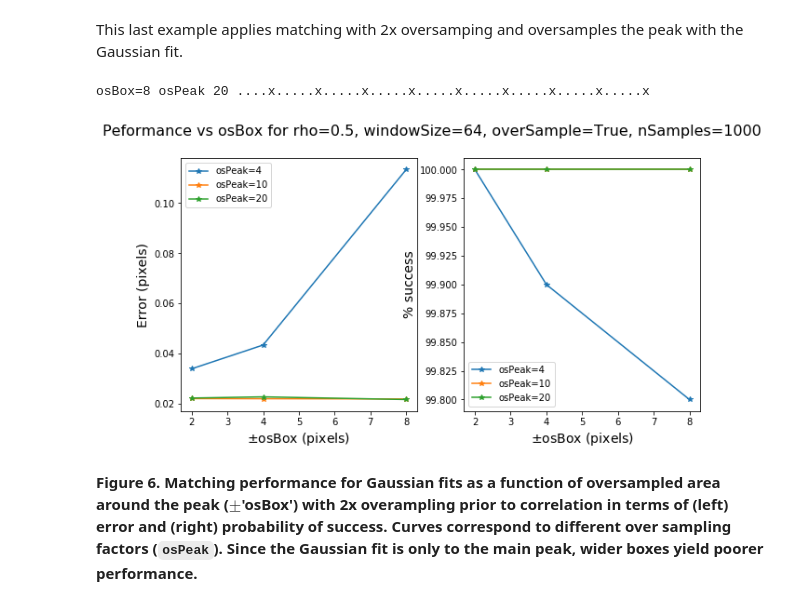
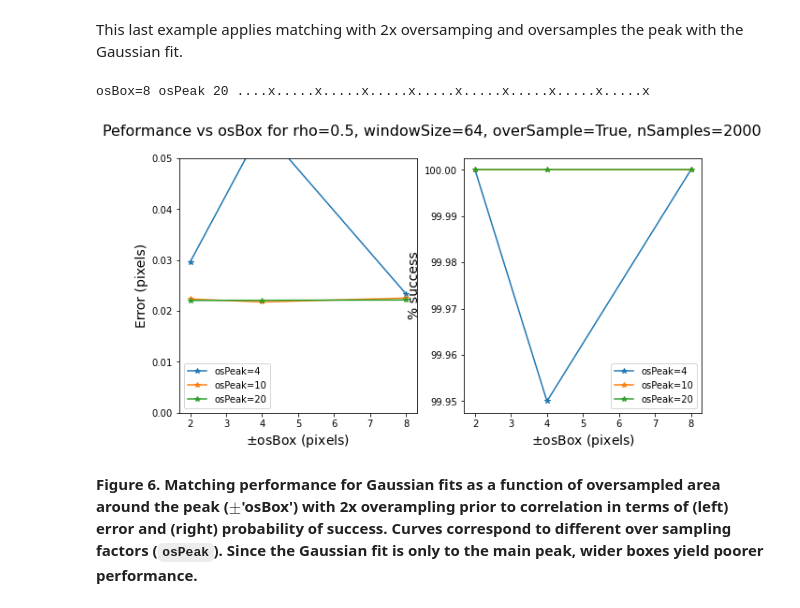
Before and after one commit to fastice/synthetic, a Jupyter notebook: AmplitudeCrossCorrelation.ipynb, the cells around one changed output. Drawn from its saved outputs; the diff is of its cells as text; code cells hidden in the pictures.

```diff
--- a/AmplitudeCrossCorrelation.ipynb
+++ b/AmplitudeCrossCorrelation.ipynb
@@ -30,7 +33,7 @@ Since the simulations are can be time consuming if a lot of realizations are use
 # %% [markdown]
 More samples will improve the quality of the estimates, but take longer to run. The variable `nInstances` is used by all simulations. It can be set to a low number for debugging and notebook demonstration and to a larger number to generate higher fidelity results.
 # %%
-nInstances = 1000
+nInstances = 2000
 # %% [markdown]
 ## Sensitivity to Window Size
 # %% [markdown]
@@ -70,8 +73,8 @@ def plotErrorAndSuccessRate(resultsSigma, resultsPercent, rhos, windows, title='
             myAxes[1].plot(windows, resultsPercent[rho],'*-', label=rho)
     for myAxis, xlab, ylab in zip(myAxes, [xlabel] * 2, ylabels):
         myAxis.legend()
-        myAxis.set_xlabel(xlab, fontSize=14)
-        myAxis.set_ylabel(ylab, fontSize=14)
+        myAxis.set_xlabel(xlab, fontsize=14)
+        myAxis.set_ylabel(ylab, fontsize=14)
     if maxError is not None:
         if max([max(x) for x in resultsSigma.values()]) > maxError:
             myAxes[0].set_ylim([0,maxError])
@@ -208,10 +211,10 @@ osBox=8 osPeak 20 ....x.....x.....x.....x.....x.....x.....x
 This last example applies matching with 2x oversamping and oversamples the peak with the Gaussian fit.
 # %%
 overSample = True
-simOverSamplePeak(window, rho, overSample, osPeaks=[4, 10, 20], osBoxes=[2, 4, 8], subPix=nf.osSubPixGaussian)
+simOverSamplePeak(window, rho, overSample, osPeaks=[4, 10, 20], osBoxes=[2, 4, 8], subPix=nf.osSubPixGaussian,maxError=0.05)
 # %% [output]
 osBox=8 osPeak 20 ....x.....x.....x.....x.....x.....x.....x.....x.....x
-[figure, old version]
+[figure, new version]
 # %% [markdown]
 **Figure 6. Matching performance for Gaussian fits as a function of oversampled area around the peak ($\pm$'osBox') with 2x overampling prior to correlation in terms of (left) error and (right) probability of success. Curves correspond to different over sampling factors (`osPeak`). Since the Gaussian fit is only to the main peak, wider boxes  yield poorer performance.**
 # %% [markdown]
```
Also changed, not shown: parts of 7 cells of this notebook, 1 other file.
